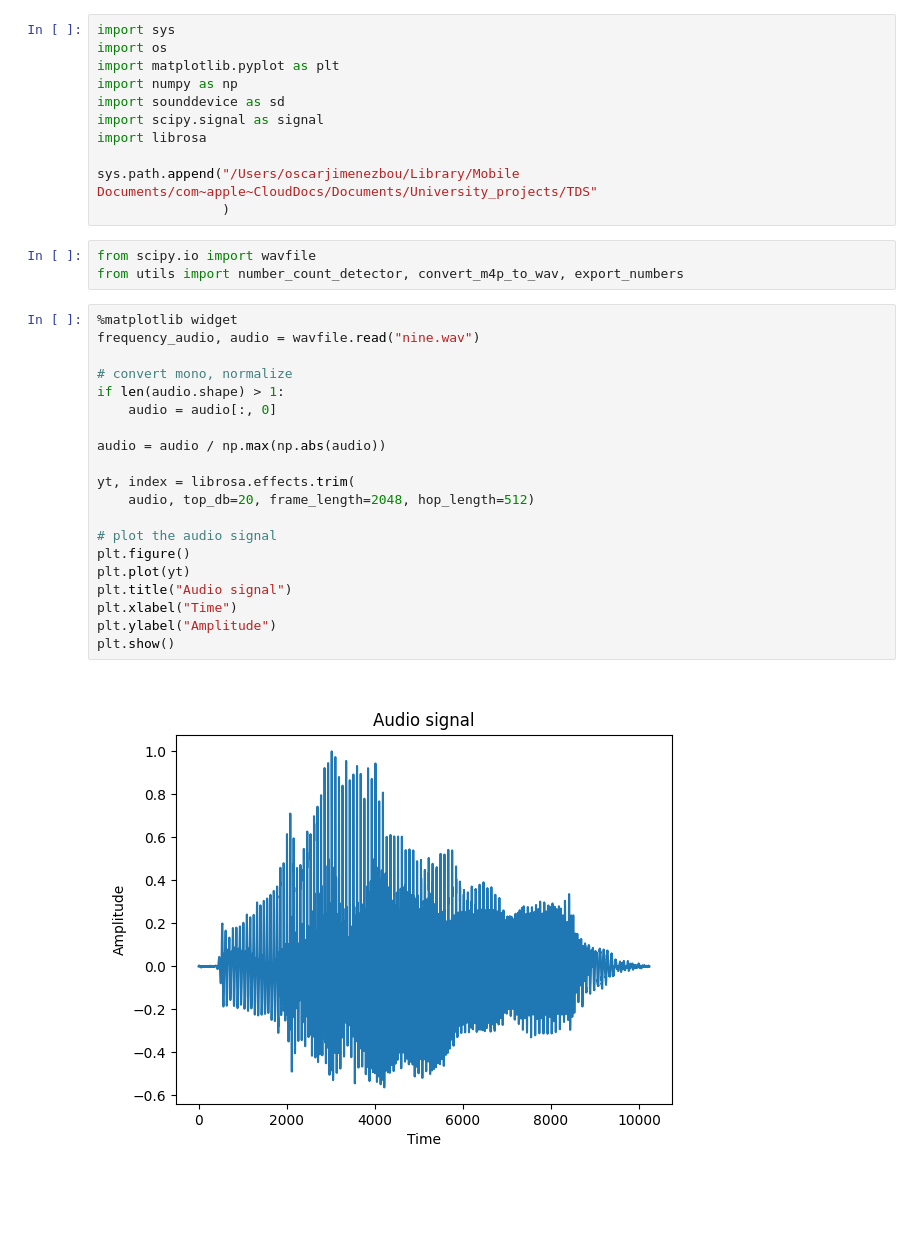
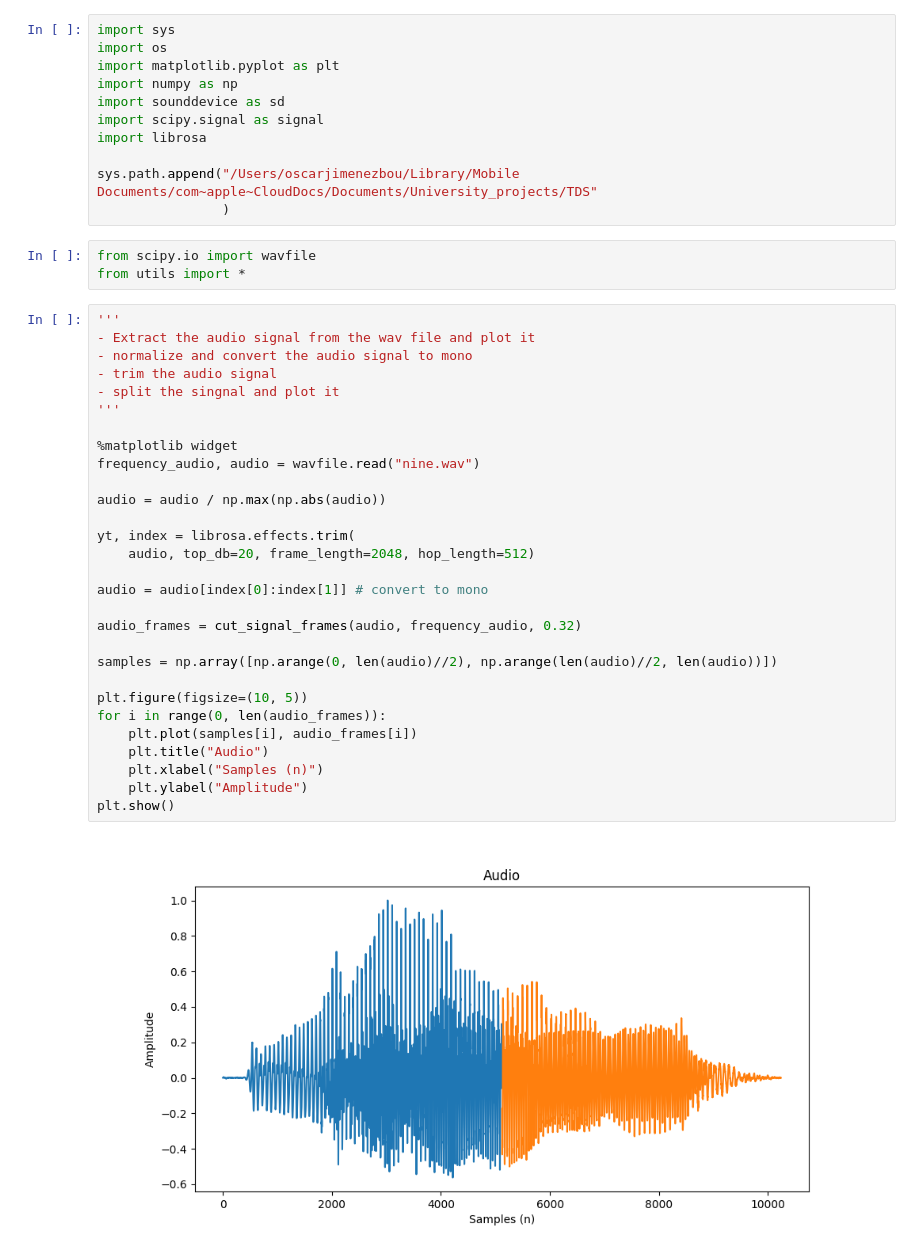
Before and after one commit to oscarjibou/University_projects, a Jupyter notebook: TDS/P4/pract4.ipynb, the cells around one changed output. Saved outputs shown, nothing was run; the diff lists cells and outputs as text; blank space fills up the shorter version.

Commit message:
grafica con frames funciona

```diff
--- a/TDS/P4/pract4.ipynb
+++ b/TDS/P4/pract4.ipynb
@@ -11,26 +11,35 @@ sys.path.append("/Users/oscarjimenezbou/Library/Mobile Documents/com~apple~Cloud
                 )
 # %%
 from scipy.io import wavfile
-from utils import number_count_detector, convert_m4p_to_wav, export_numbers
+from utils import *
 # %%
+'''
+- Extract the audio signal from the wav file and plot it
+- normalize and convert the audio signal to mono
+- trim the audio signal
+- split the singnal and plot it
+'''
+
 %matplotlib widget
 frequency_audio, audio = wavfile.read("nine.wav")
-
-# convert mono, normalize
-if len(audio.shape) > 1:
-    audio = audio[:, 0]
 
 audio = audio / np.max(np.abs(audio))
 
 yt, index = librosa.effects.trim(
     audio, top_db=20, frame_length=2048, hop_length=512)
 
-# plot the audio signal
-plt.figure()
-plt.plot(yt)
-plt.title("Audio signal")
-plt.xlabel("Time")
-plt.ylabel("Amplitude")
+audio = audio[index[0]:index[1]] # convert to mono
+
+audio_frames = cut_signal_frames(audio, frequency_audio, 0.32)
+
+samples = np.array([np.arange(0, len(audio)//2), np.arange(len(audio)//2, len(audio))])
+
+plt.figure(figsize=(10, 5))
+for i in range(0, len(audio_frames)):
+    plt.plot(samples[i], audio_frames[i])
+    plt.title("Audio")
+    plt.xlabel("Samples (n)")
+    plt.ylabel("Amplitude")
 plt.show()
 # %% [output]
-[figure, old version]
+[figure, new version]
```
Also changed, not shown: 3 other files.
